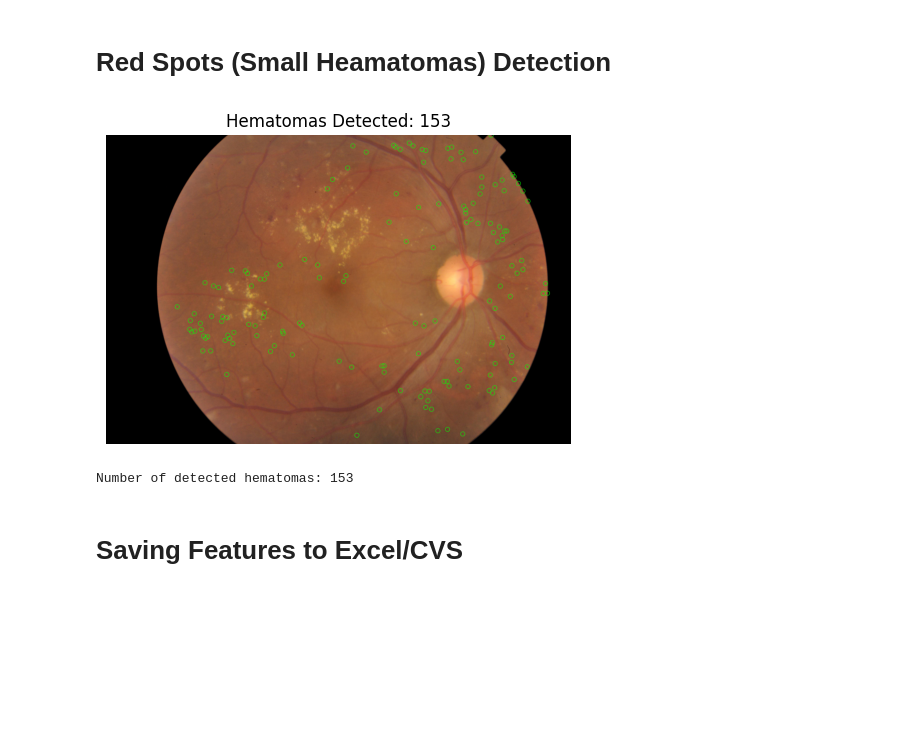
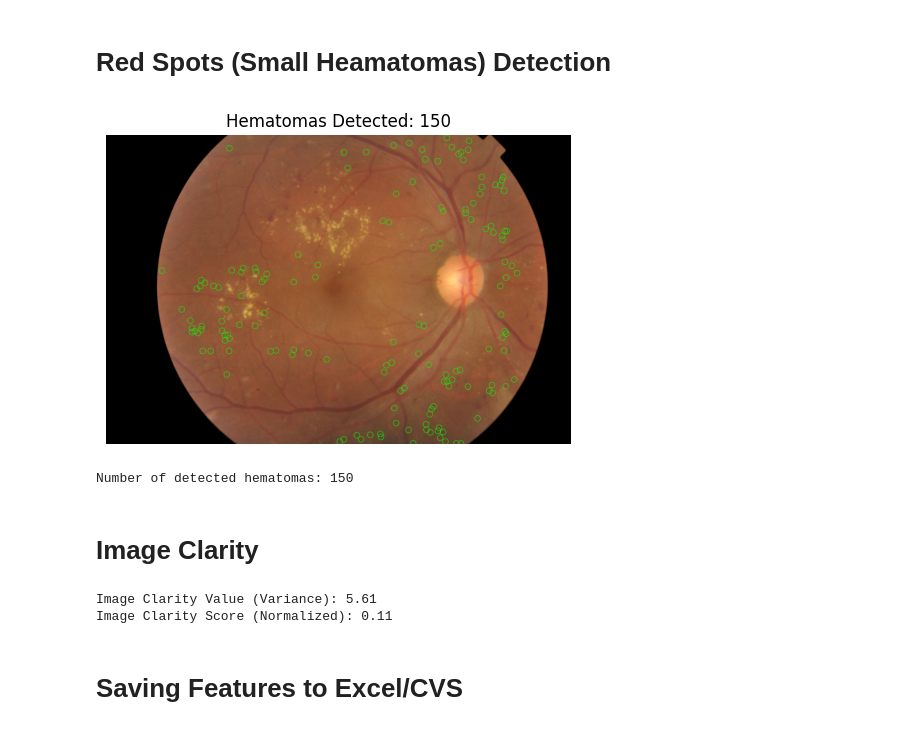
Before and after one commit to CaelynViljoen/ELEN4012A-Investigation-Project, a Jupyter notebook: Src/FeatureEngineering/FeatureExtraction.ipynb, the cells around one changed output. Saved outputs shown, nothing was run; the diff lists cells and outputs as text; code cells hidden in the pictures; blank space fills up the shorter version.

```diff
--- a/Src/FeatureEngineering/FeatureExtraction.ipynb
+++ b/Src/FeatureEngineering/FeatureExtraction.ipynb
@@ -94,7 +103,7 @@ def count_blood_vessels(vessels):
     num_labels, labels, stats, centroids = cv2.connectedComponentsWithStats(vessels, connectivity=8)
 
     # Filter out small components (noise)
-    filtered_labels = [centroid for i, centroid in enumerate(centroids) if stats[i][4] > 50]  # area threshold of 50
+    filtered_labels = [centroid for i, centroid in enumerate(centroids) if stats[i][4] > 80]  # area threshold of 50
 
     return len(filtered_labels), filtered_labels
 
@@ -309,24 +358,29 @@ plt.show()
 # %% [markdown]
 # Red Spots (Small Heamatomas) Detection
 # %%
-# Function to detect hematomas based on color in the HSV space
-def detect_hematomas_by_color(original_image):
+import cv2
+import numpy as np
+from skimage import measure
+from matplotlib import pyplot as plt
+
+# Function to detect hematomas based on a darker, hazy red color in the HSV space
+def detect_hematomas_by_color(original_image, min_area=100, max_area=800, min_intensity=80):
     # Convert the image to the HSV color space
     hsv_image = cv2.cvtColor(original_image, cv2.COLOR_BGR2HSV)
 
-    # Define narrower HSV bounds for deep red (hematomas)
-    lower_red1 = np.array([0, 80, 50])  # Increased saturation for lower red hue
-    upper_red1 = np.array([10, 255, 255])
-    lower_red2 = np.array([170, 80, 50])  # Increased saturation for upper red hue
-    upper_red2 = np.array([180, 255, 255])
+    # Define narrower HSV bounds for darker, hazy red (hematomas)
+    lower_red1 = np.array([0, 70, 30])   # Lower brightness and saturation for dark reds
+    upper_red1 = np.array([10, 255, 180])
+    lower_red2 = np.array([170, 70, 30])
+    upper_red2 = np.array([180, 255, 180])
 
-    # Create binary masks for red regions
+    # Create binary masks for dark red regions
     red_mask1 = cv2.inRange(hsv_image, lower_red1, upper_red1)
     red_mask2 = cv2.inRange(hsv_image, lower_red2, upper_red2)
     red_mask = cv2.bitwise_or(red_mask1, red_mask2)
 
     # Apply morphological operations to remove small noise
-    kernel = np.ones((5, 5), np.uint8)  # Larger kernel to filter out small noise
+    kernel = np.ones((5, 5), np.uint8)
     red_mask = cv2.morphologyEx(red_mask, cv2.MORPH_CLOSE, kernel)
     red_mask = cv2.morphologyEx(red_mask, cv2.MORPH_OPEN, kernel)
 
@@ -337,16 +391,16 @@ def detect_hematomas_by_color(original_image):
     # Filter regions based on size, circularity, and color intensity
     hematoma_regions = []
     for region in regions:
-        if 50 < region.area < 400:  # Adjust the area range based on typical hematoma sizes
+        if min_area < region.area < max_area:  # Adjust the area range based on larger hematoma sizes
             circularity = (4 * np.pi * region.area) / (region.perimeter ** 2)
-            if 0.8 < circularity < 1.2:  # Circularity close to 1 means the shape is round
+            if 0.6 < circularity < 1.3:  # Relax the circularity range for less perfect shapes
                 # Create a mask for the current region
                 region_mask = np.zeros_like(red_mask)
                 region_mask[region.coords[:, 0], region.coords[:, 1]] = 1
 
                 # Check color intensity within the region
                 mean_intensity = np.mean(hsv_image[:, :, 2][region_mask == 1])  # V channel from HSV
-                if mean_intensity > 100:  # Adjust threshold for deeper reds
+                if mean_intensity > min_intensity:  # Lower intensity threshold for darker reds
                     hematoma_regions.append(region)
 
     return red_mask, hematoma_regions
@@ -354,36 +408,69 @@ def detect_hematomas_by_color(original_image):
 # Function to mark detected hematomas on the original image
 def mark_hematomas_on_image(image, hematoma_regions):
     marked_image = image.copy()
 
     # Draw circles around detected hematomas
     for region in hematoma_regions:
         y, x = region.centroid
-        cv2.circle(marked_image, (int(x), int(y)), 15, (0, 255, 0), 2)  # Green circles
+        cv2.circle(marked_image, (int(x), int(y)), 20, (0, 255, 0), 2)  # Larger green circles
 
     return marked_image
 
 
+# Example usage:
 # Detect hematomas in the image
 red_mask, hematoma_regions = detect_hematomas_by_color(image_with_black_bg)
 
 # Mark hematomas on the original image
 marked_image = mark_hematomas_on_image(image_with_black_bg, hematoma_regions)
 
 # Count the number of detected hematomas
 hematoma_count = len(hematoma_regions)
 
 # Display the marked image with hematomas
 plt.figure(figsize=(6, 6))
 plt.imshow(cv2.cvtColor(marked_image, cv2.COLOR_BGR2RGB))
 plt.title(f"Hematomas Detected: {hematoma_count}")
 plt.axis('off')
 plt.show()
 
 # Print the count of detected hematomas
 print(f"Number of detected hematomas: {hematoma_count}")
 # %% [output]
-[figure, old version]
+[figure, new version]
-Number of detected hematomas: 153
+Number of detected hematomas: 150
+# %% [markdown]
+# Image Clarity
+# %%
+import cv2
+import numpy as np
+
+# Function to calculate normalized image clarity score (0 to 1)
+def calculate_image_clarity_normalized(image, min_variance=0.1, max_variance=50.0):
+    # Convert the image to grayscale
+    gray_image = cv2.cvtColor(image, cv2.COLOR_BGR2GRAY)
+
+    # Compute the Laplacian of the image and calculate the variance
+    laplacian = cv2.Laplacian(gray_image, cv2.CV_64F)
+    variance = laplacian.var()
+
+    # Normalize the clarity score between 0 and 1
+    normalized_clarity = (variance - min_variance) / (max_variance - min_variance)
+
+    # Clip the value to make sure it's between 0 and 1
+    normalized_clarity = np.clip(normalized_clarity, 0, 1)
+
+    return variance, normalized_clarity
+
+# Example usage with your image
+image_clarity_value, clarity_grade_normalized = calculate_image_clarity_normalized(image_with_black_bg)
+
+# Print the clarity result
+print(f"Image Clarity Value (Variance): {image_clarity_value:.2f}")
+print(f"Image Clarity Score (Normalized): {clarity_grade_normalized:.2f}")
+# %% [output]
+Image Clarity Value (Variance): 5.61
+Image Clarity Score (Normalized): 0.11
 # %% [markdown]
 # Saving Features to Excel/CVS
 # %%
```
Also changed, not shown: parts of 6 cells of this notebook.
